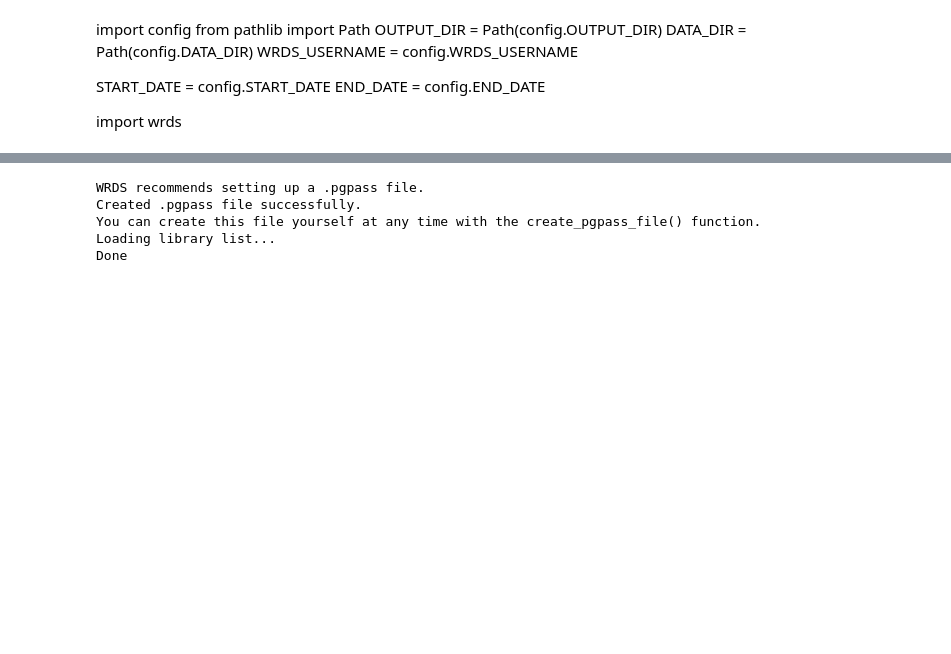
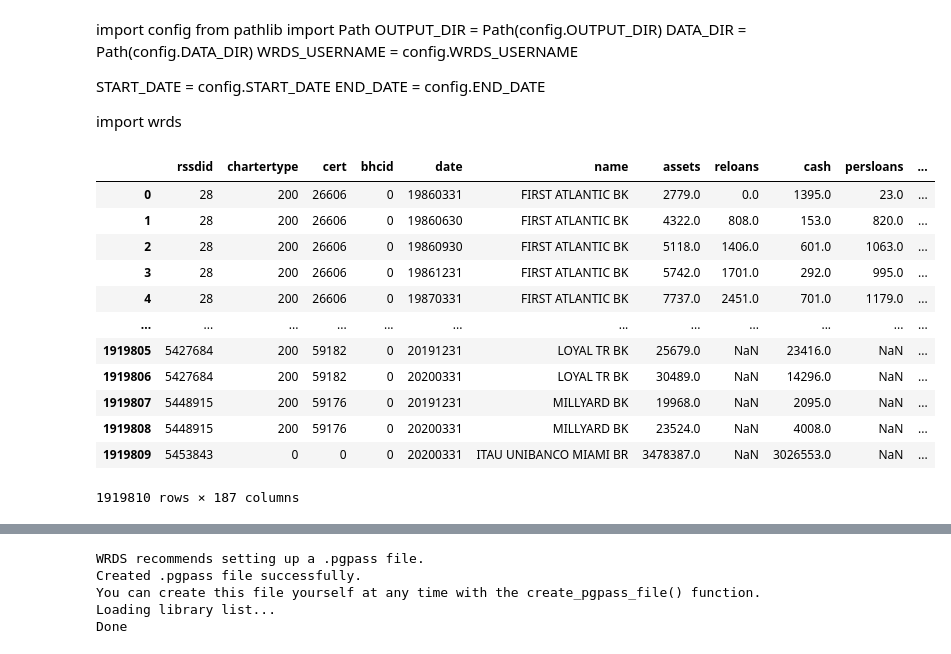
Before and after one commit to Nikkozhang/FINM32900-Final-Project, a Jupyter notebook: src/01_bank_asset_notebook.ipynb, the cells around one changed output, grey strips where cells are left out. Cells and saved outputs as stored; diff of their text form; code cells hidden in the pictures; blank space fills up the shorter version.

```diff
--- a/src/01_bank_asset_notebook.ipynb
+++ b/src/01_bank_asset_notebook.ipynb
@@ -34,0 +78,18 @@ entity_name_df = pd.read_csv(DATA_DIR/"manual"/"variable_entity_name.csv")
+# %%
+parquet_path = DATA_DIR / "pulled" / "nyu_call_report.parquet"
+df = pd.read_parquet(parquet_path)
+df
+# %% [output]
+|  | rssdid | chartertype | cert | bhcid | date | name | assets | reloans | cash | persloans | ... |
+| 0 | 28 | 200 | 26606 | 0 | 19860331 | FIRST ATLANTIC BK | 2779.0 | 0.0 | 1395.0 | 23.0 | ... |
+| 1 | 28 | 200 | 26606 | 0 | 19860630 | FIRST ATLANTIC BK | 4322.0 | 808.0 | 153.0 | 820.0 | ... |
+| 2 | 28 | 200 | 26606 | 0 | 19860930 | FIRST ATLANTIC BK | 5118.0 | 1406.0 | 601.0 | 1063.0 | ... |
+| 3 | 28 | 200 | 26606 | 0 | 19861231 | FIRST ATLANTIC BK | 5742.0 | 1701.0 | 292.0 | 995.0 | ... |
+| 4 | 28 | 200 | 26606 | 0 | 19870331 | FIRST ATLANTIC BK | 7737.0 | 2451.0 | 701.0 | 1179.0 | ... |
+| ... | ... | ... | ... | ... | ... | ... | ... | ... | ... | ... | ... |
+| 1919805 | 5427684 | 200 | 59182 | 0 | 20191231 | LOYAL TR BK | 25679.0 | NaN | 23416.0 | NaN | ... |
+| 1919806 | 5427684 | 200 | 59182 | 0 | 20200331 | LOYAL TR BK | 30489.0 | NaN | 14296.0 | NaN | ... |
+| 1919807 | 5448915 | 200 | 59176 | 0 | 20191231 | MILLYARD BK | 19968.0 | NaN | 2095.0 | NaN | ... |
+| 1919808 | 5448915 | 200 | 59176 | 0 | 20200331 | MILLYARD BK | 23524.0 | NaN | 4008.0 | NaN | ... |
+| 1919809 | 5453843 | 0 | 0 | 0 | 20200331 | ITAU UNIBANCO MIAMI BR | 3478387.0 | NaN | 3026553.0 | NaN | ... |
+1919810 rows × 187 columns
```
Also changed, not shown: parts of 12 cells of this notebook.
